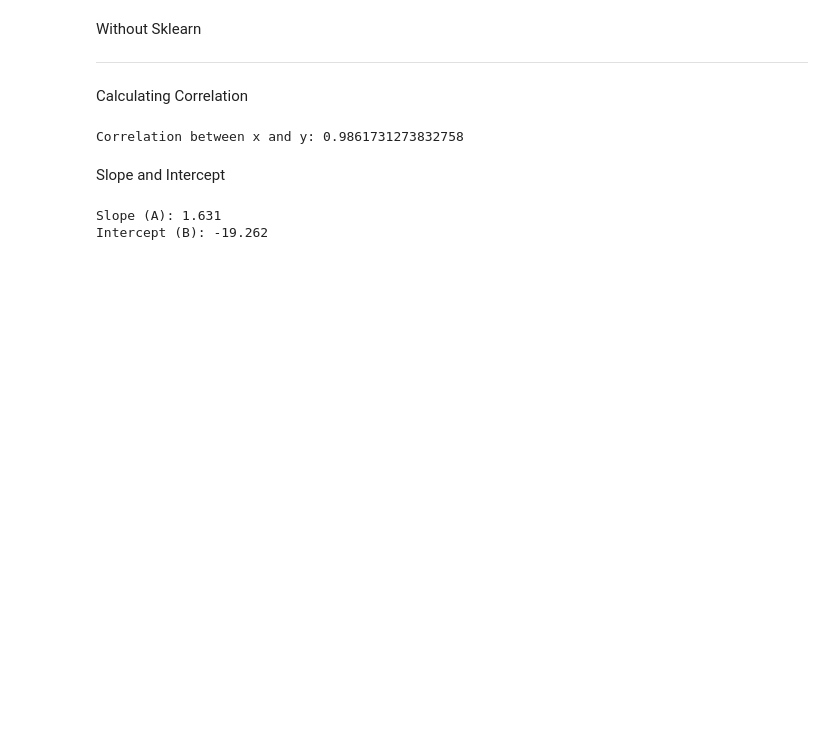
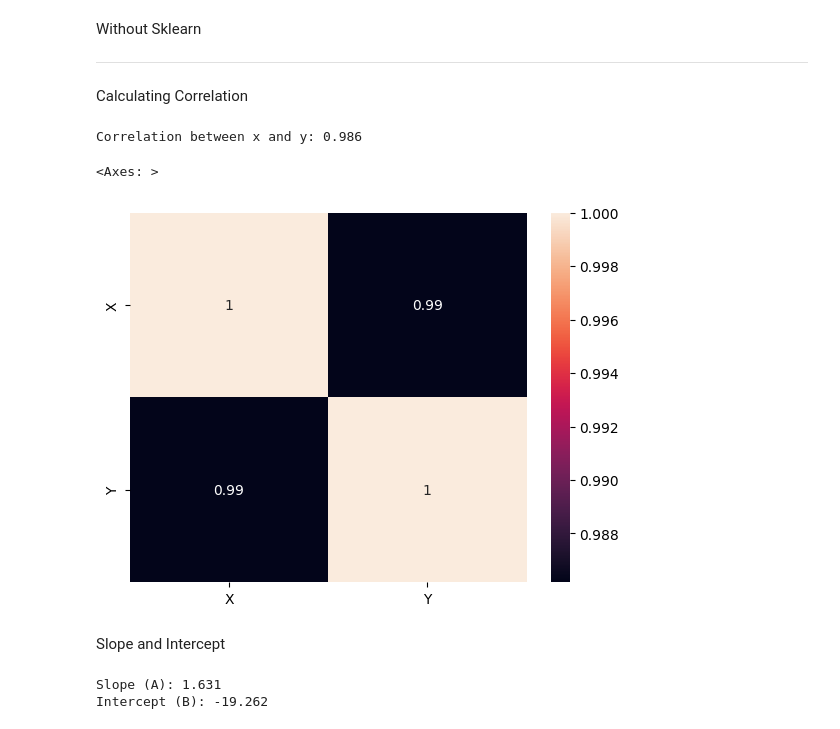
Before and after one commit to jatbhoir/Machine-Learning, a Jupyter notebook: ML_ASSIGNMENT.ipynb, the cells around one changed output. Cells and saved outputs as stored; diff of their text form; code cells hidden in the pictures; blank space fills up the shorter version.

```diff
--- a/ML_ASSIGNMENT.ipynb
+++ b/ML_ASSIGNMENT.ipynb
@@ -38,9 +79,14 @@ Without Sklearn
 Calculating Correlation
 # %%
 correlation = data['X'].corr(data['Y'])
-print("Correlation between x and y:", correlation)
+print(f'Correlation between x and y: {correlation:.3f}')
 # %% [output]
-Correlation between x and y: 0.9861731273832758
+Correlation between x and y: 0.986
+# %%
+sns.heatmap(data = data.corr(), annot = True)
+# %% [output]
+<Axes: >
+[figure, added]
 # %% [markdown]
 Slope and Intercept
 # %%
```
Also changed, not shown: parts of 20 cells of this notebook.
